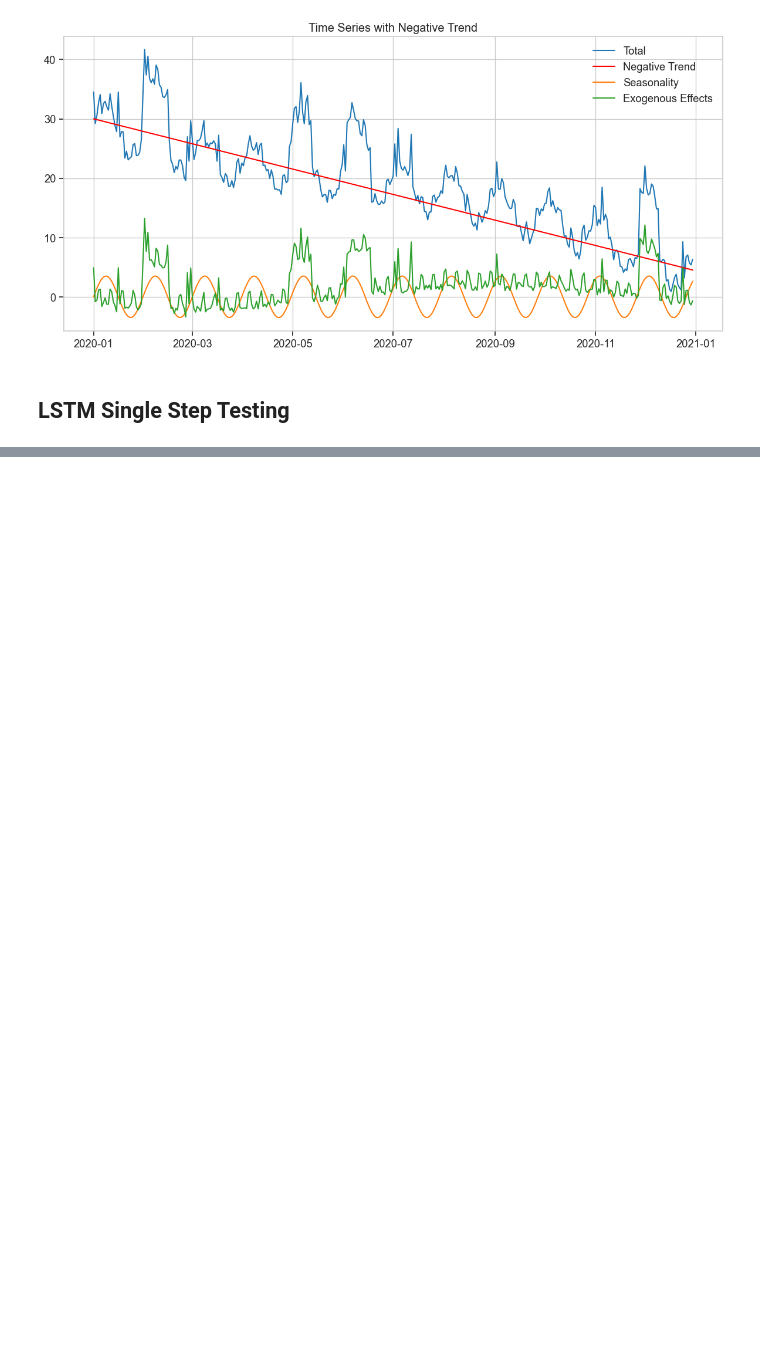
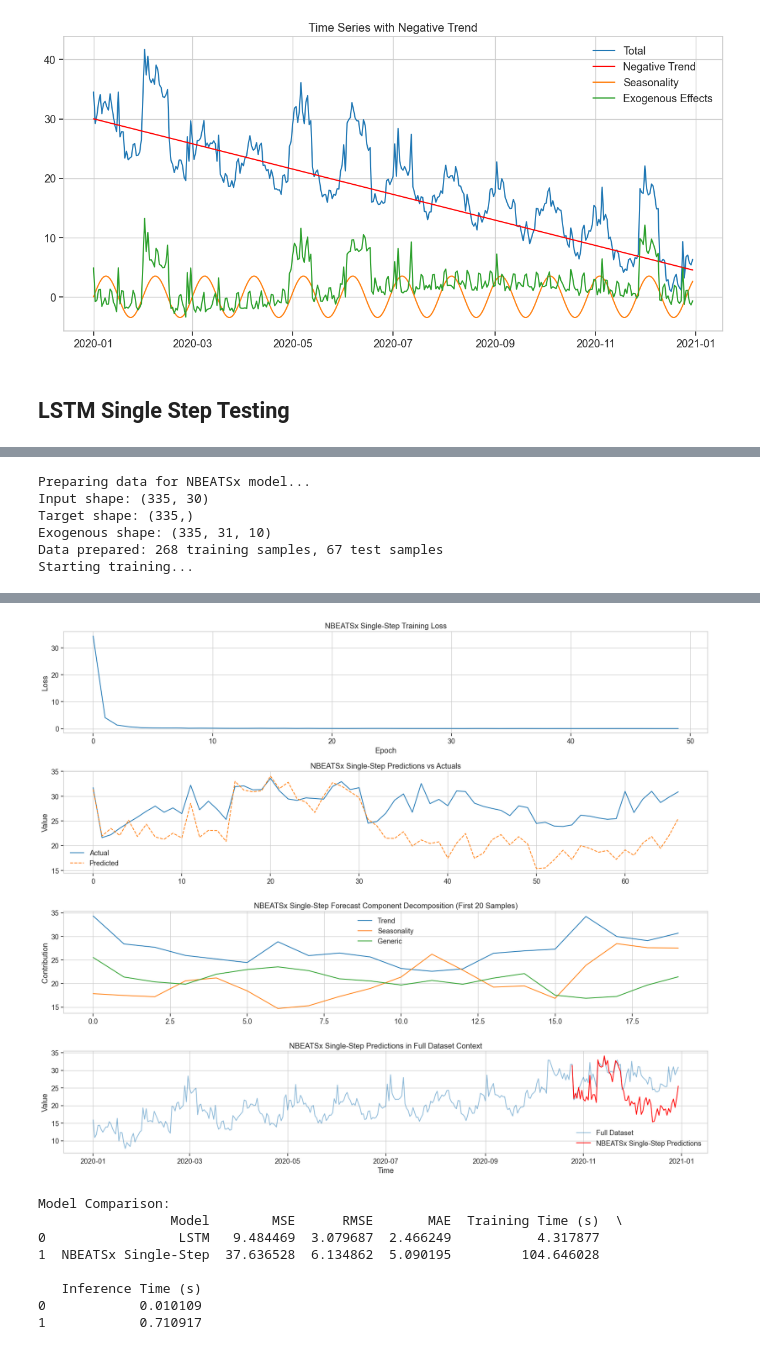
Before and after one commit to j85liu/bloomberg-time-series, a Jupyter notebook: test_standard_v1_variations.ipynb, the cells around one changed output, grey strips where cells are left out. Cells and saved outputs as stored; diff of their text form; code cells hidden in the pictures; blank space fills up the shorter version.

```diff
--- a/test_standard_v1_variations.ipynb
+++ b/test_standard_v1_variations.ipynb
@@ -1179,11 +1181,11 @@ exog_cols = ['temperature', 'is_weekend', 'is_holiday', 'is_promotion',
 
 # Scale target variable
 nbeatsx_scaler_y = StandardScaler()
-nbeatsx_y_scaled = nbeatsx_scaler_y.fit_transform(df_original[[target_col]].values)
+nbeatsx_y_scaled = nbeatsx_scaler_y.fit_transform(df[[target_col]].values)
 
 # Scale exogenous variables
 nbeatsx_scaler_x = StandardScaler()
-nbeatsx_exog_scaled = nbeatsx_scaler_x.fit_transform(df_original[exog_cols].values)
+nbeatsx_exog_scaled = nbeatsx_scaler_x.fit_transform(df[exog_cols].values)
 
 # Modified to create sequences for single-step forecasting
 def create_nbeatsx_sequences(data, exog_data, lookback, horizon=1):
@@ -1348,8 +1350,8 @@ print(f"Inference time: {nbeatsx_inference_time:.4f} seconds")
 
 # Calculate prediction dates
 start_idx = nbeatsx_lookback + nbeatsx_train_size
-end_idx = min(start_idx + len(nbeatsx_predictions_orig), len(df_original.index))
-nbeatsx_pred_dates = df_original.index[start_idx:end_idx]
+end_idx = min(start_idx + len(nbeatsx_predictions_orig), len(df.index))
+nbeatsx_pred_dates = df.index[start_idx:end_idx]
 
 # Plot training loss, predictions, and context for NBEATSx single-step
 plt.figure(figsize=(18, 15))
@@ -1391,8 +1393,8 @@ plt.grid(True)
 
 # 4. Plot predictions in context of the original full dataset
 plt.subplot(4, 1, 4)
-plt.plot(df_original.index, df_original['value'], label='Full Dataset', alpha=0.5)
-nbeatsx_pred_dates = df_original.index[nbeatsx_lookback + nbeatsx_train_size:nbeatsx_lookback + nbeatsx_train_size + len(nbeatsx_predictions_orig)]
+plt.plot(df.index, df['value'], label='Full Dataset', alpha=0.5)
+nbeatsx_pred_dates = df.index[nbeatsx_lookback + nbeatsx_train_size:nbeatsx_lookback + nbeatsx_train_size + len(nbeatsx_predictions_orig)]
 plt.plot(nbeatsx_pred_dates, nbeatsx_predictions_orig, label='NBEATSx Single-Step Predictions', color='red')
 plt.title('NBEATSx Single-Step Predictions in Full Dataset Context')
 plt.xlabel('Time')
@@ -1429,3 +1431,10 @@ try:
     print(comparison_df)
 except NameError:
     print("\nNo LSTM results found for comparison.")
+# %% [output]
+Preparing data for NBEATSx model...
+Input shape: (335, 30)
+Target shape: (335,)
+Exogenous shape: (335, 31, 10)
+Data prepared: 268 training samples, 67 test samples
+Starting training...
@@ -1431,0 +1459,9 @@ except NameError:
+[figure, added]
+Model Comparison:
+                 Model        MSE      RMSE       MAE  Training Time (s)  \
+0                 LSTM   9.484469  3.079687  2.466249           4.317877
+1  NBEATSx Single-Step  37.636528  6.134862  5.090195         104.646028
+
+   Inference Time (s)
+0            0.010109
+1            0.710917
```
Also changed, not shown: parts of 8 cells of this notebook.
